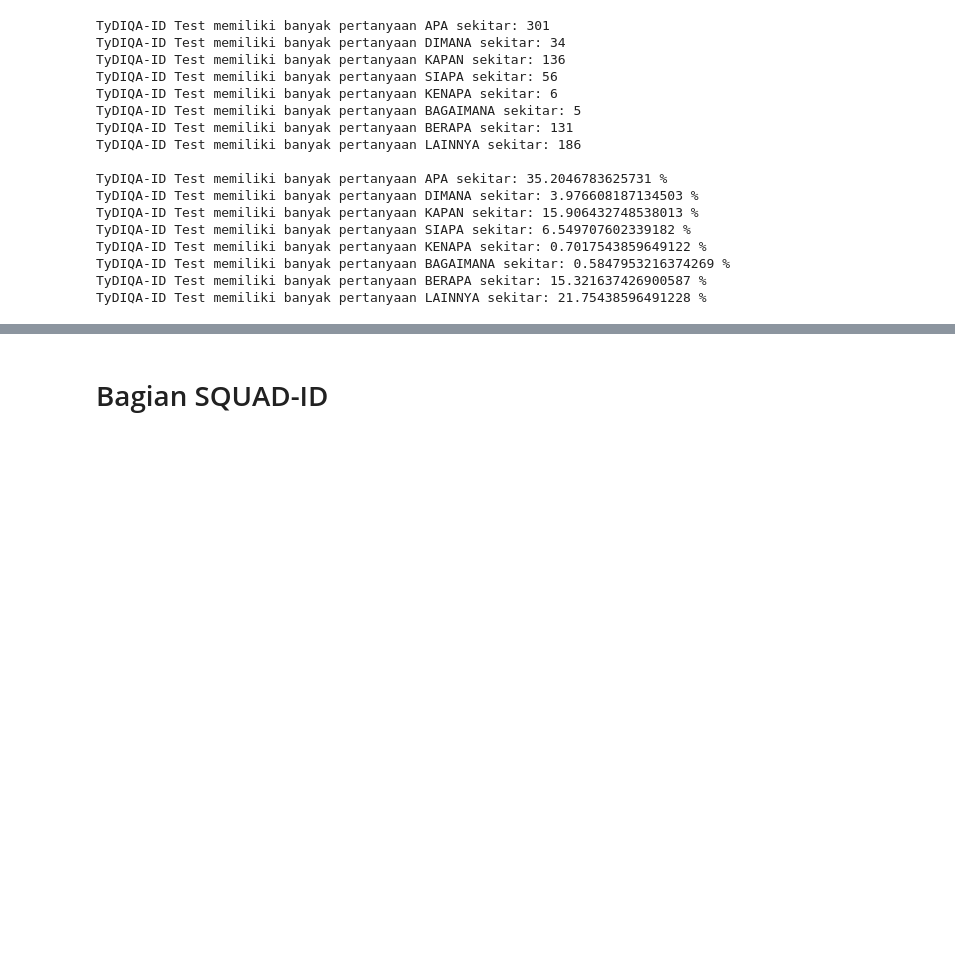
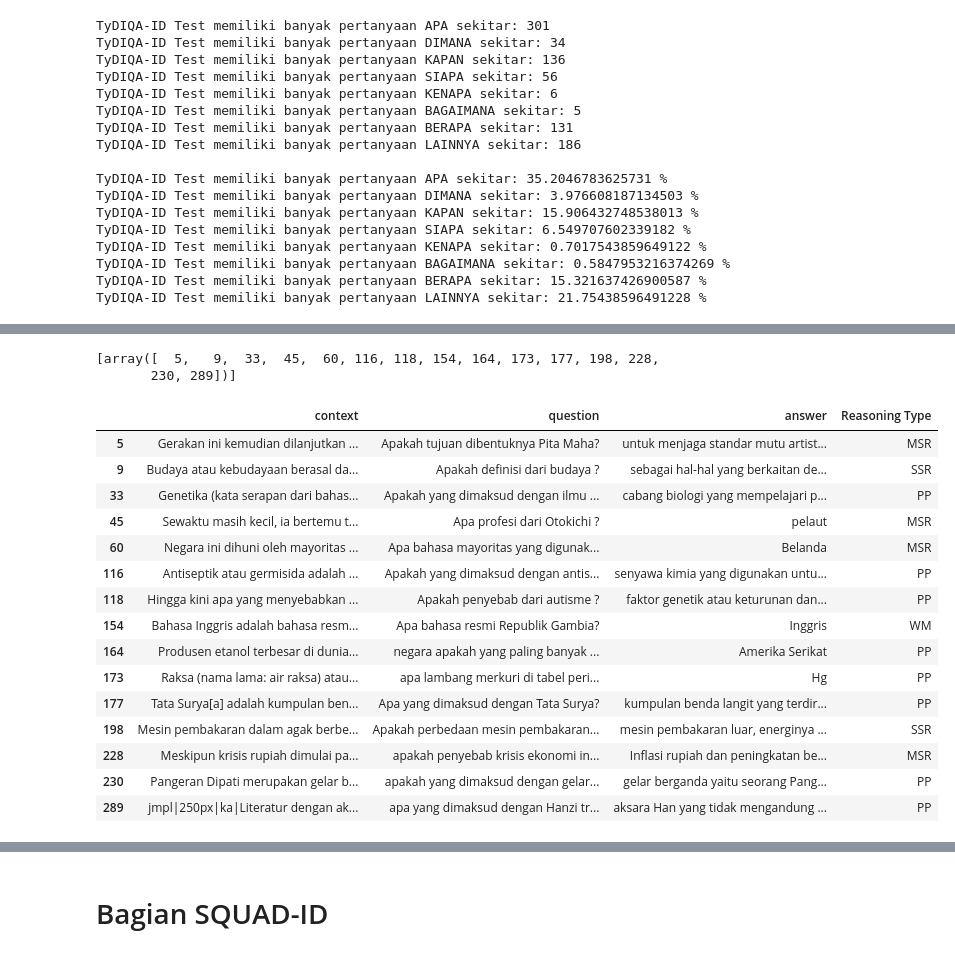
Before and after one commit to muhammadravi251001/qas-with-indonli, a Jupyter notebook: utilities/Cek Reasoning Type.ipynb, the cells around one changed output, grey strips where cells are left out. Cells and saved outputs as stored; diff of their text form; code cells hidden in the pictures; blank space fills up the shorter version.

Commit message:
finishing reasoning type for idk-mrc & tydiqa-id

```diff
--- a/utilities/Cek Reasoning Type.ipynb
+++ b/utilities/Cek Reasoning Type.ipynb
@@ -481,11 +704,11 @@ TyDIQA-ID Test memiliki banyak pertanyaan BAGAIMANA sekitar: 0.5847953216374269
 TyDIQA-ID Test memiliki banyak pertanyaan BERAPA sekitar: 15.321637426900587 %
 TyDIQA-ID Test memiliki banyak pertanyaan LAINNYA sekitar: 21.75438596491228 %
 # %%
-apa_df_tydiqa_id, index_apa_df_tydiqa_id = pick_a_row(data=data_qas_id_tydiqa_id, question_type=['Apa', 'Apakah', 'apa', 'apakah'], number=15)
-dimana_df_tydiqa_id, index_dimana_df_tydiqa_id = pick_a_row(data=data_qas_id_tydiqa_id, question_type=['Dimana', 'dimana', 'mana'], number=14)
-kapan_df_tydiqa_id, index_kapan_df_tydiqa_id = pick_a_row(data=data_qas_id_tydiqa_id, question_type=['Kapan', 'kapan'], number=15)
-siapa_df_tydiqa_id, index_siapa_df_tydiqa_id = pick_a_row(data=data_qas_id_tydiqa_id, question_type=['Siapa', 'siapa'], number=15)
-kenapa_df_tydiqa_id, index_kenapa_df_tydiqa_id = pick_a_row(data=data_qas_id_tydiqa_id, question_type=['Mengapa', 'Kenapa', 'mengapa', 'kenapa'], number=6)
-bagaimana_df_tydiqa_id, index_bagaimana_df_tydiqa_id = pick_a_row(data=data_qas_id_tydiqa_id, question_type=['Bagaimana', 'bagaimana'], number=5)
-berapa_df_tydiqa_id, index_berapa_df_tydiqa_id = pick_a_row(data=data_qas_id_tydiqa_id, question_type=['Berapa', 'Berapakah', 'berapa', 'berapakah'], number=15)
-lainnya_df_tydiqa_id, index_lainnya_df_tydiqa_id = pick_a_row(data=data_qas_id_tydiqa_id, question_type="lainnya", number=15)
+apa_df_tydiqa_id, index_apa_df_tydiqa_id = pick_a_row(data=data_qas_id_tydiqa_id, question_type="Apa", number=15)
+dimana_df_tydiqa_id, index_dimana_df_tydiqa_id = pick_a_row(data=data_qas_id_tydiqa_id, question_type="Dimana", number=14)
+kapan_df_tydiqa_id, index_kapan_df_tydiqa_id = pick_a_row(data=data_qas_id_tydiqa_id, question_type="Kapan", number=15)
+siapa_df_tydiqa_id, index_siapa_df_tydiqa_id = pick_a_row(data=data_qas_id_tydiqa_id, question_type="Siapa", number=15)
+kenapa_df_tydiqa_id, index_kenapa_df_tydiqa_id = pick_a_row(data=data_qas_id_tydiqa_id, question_type="Kenapa", number=6)
+bagaimana_df_tydiqa_id, index_bagaimana_df_tydiqa_id = pick_a_row(data=data_qas_id_tydiqa_id, question_type="Bagaimana", number=5)
+berapa_df_tydiqa_id, index_berapa_df_tydiqa_id = pick_a_row(data=data_qas_id_tydiqa_id, question_type="Berapa", number=15)
+lainnya_df_tydiqa_id, index_lainnya_df_tydiqa_id = pick_a_row(data=data_qas_id_tydiqa_id, question_type="Lainnya", number=15)
@@ -643,0 +715,47 @@ lainnya_df_tydiqa_id
+# %%
+print(index_apa_df_tydiqa_id)
+apa_df_tydiqa_id
+
+# 5 : MSR
+# 9 : SSR
+# 33 : PP
+# 45 : MSR
+# 60 : MSR
+
+# 116 : PP
+# 118 : PP
+# 154 : WM
+# 164 : PP
+# 173 : PP
+
+# 177 : PP
+# 198 : SSR
+# 228 : MSR
+# 230 : PP
+# 289 : PP
+
+reasoning_type = ['MSR', 'SSR', 'PP', 'MSR', 'MSR',
+                 'PP', 'PP', 'WM', 'PP', 'PP',
+                 'PP', 'SSR', 'MSR', 'PP', 'PP']
+
+apa_df_tydiqa_id['Reasoning Type'] = reasoning_type
+apa_df_tydiqa_id
+# %% [output]
+[array([  5,   9,  33,  45,  60, 116, 118, 154, 164, 173, 177, 198, 228,
+       230, 289])]
+|  | context | question | answer | Reasoning Type |
+| 5 | Gerakan ini kemudian dilanjutkan ... | Apakah tujuan dibentuknya Pita Maha? | untuk menjaga standar mutu artist... | MSR |
+| 9 | Budaya atau kebudayaan berasal da... | Apakah definisi dari budaya ? | sebagai hal-hal yang berkaitan de... | SSR |
+| 33 | Genetika (kata serapan dari bahas... | Apakah yang dimaksud dengan ilmu ... | cabang biologi yang mempelajari p... | PP |
+| 45 | Sewaktu masih kecil, ia bertemu t... | Apa profesi dari Otokichi ? | pelaut | MSR |
+| 60 | Negara ini dihuni oleh mayoritas ... | Apa bahasa mayoritas yang digunak... | Belanda | MSR |
+| 116 | Antiseptik atau germisida adalah ... | Apakah yang dimaksud dengan antis... | senyawa kimia yang digunakan untu... | PP |
+| 118 | Hingga kini apa yang menyebabkan ... | Apakah penyebab dari autisme ? | faktor genetik atau keturunan dan... | PP |
+| 154 | Bahasa Inggris adalah bahasa resm... | Apa bahasa resmi Republik Gambia? | Inggris | WM |
+| 164 | Produsen etanol terbesar di dunia... | negara apakah yang paling banyak ... | Amerika Serikat | PP |
+| 173 | Raksa (nama lama: air raksa) atau... | apa lambang merkuri di tabel peri... | Hg | PP |
+| 177 | Tata Surya[a] adalah kumpulan ben... | Apa yang dimaksud dengan Tata Surya? | kumpulan benda langit yang terdir... | PP |
+| 198 | Mesin pembakaran dalam agak berbe... | Apakah perbedaan mesin pembakaran... | mesin pembakaran luar, energinya ... | SSR |
+| 228 | Meskipun krisis rupiah dimulai pa... | apakah penyebab krisis ekonomi in... | Inflasi rupiah dan peningkatan be... | MSR |
+| 230 | Pangeran Dipati merupakan gelar b... | apakah yang dimaksud dengan gelar... | gelar berganda yaitu seorang Pang... | PP |
+| 289 | jmpl|250px|ka|Literatur dengan ak... | apa yang dimaksud dengan Hanzi tr... | aksara Han yang tidak mengandung ... | PP |
```
Also changed, not shown: parts of 37 cells of this notebook.
